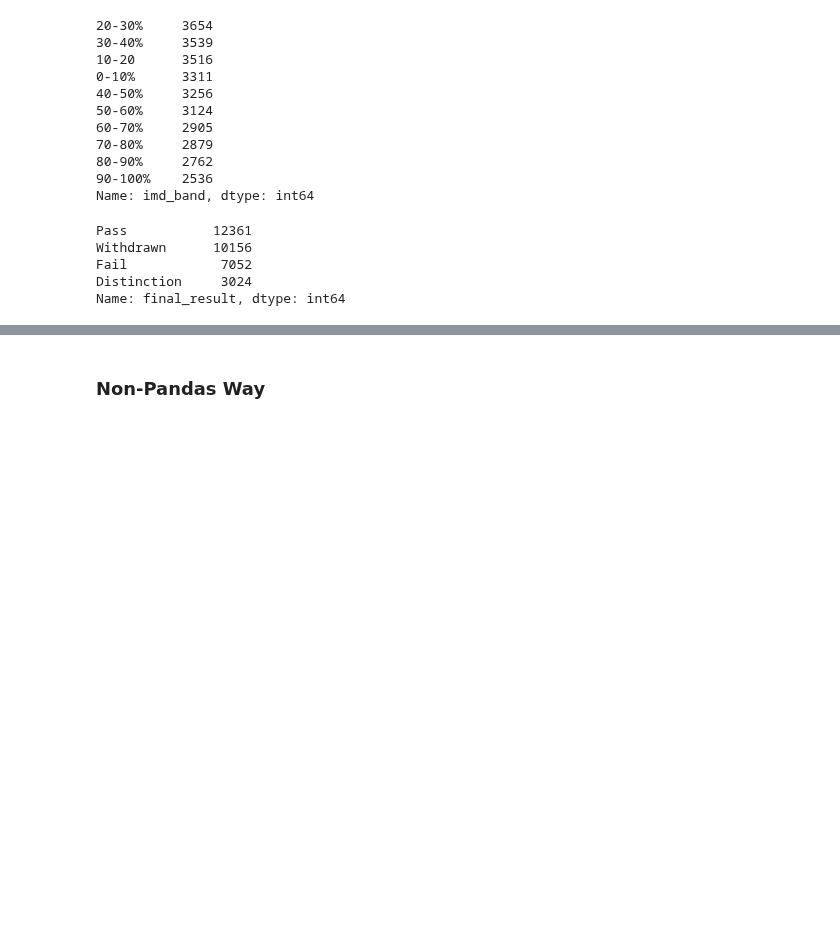
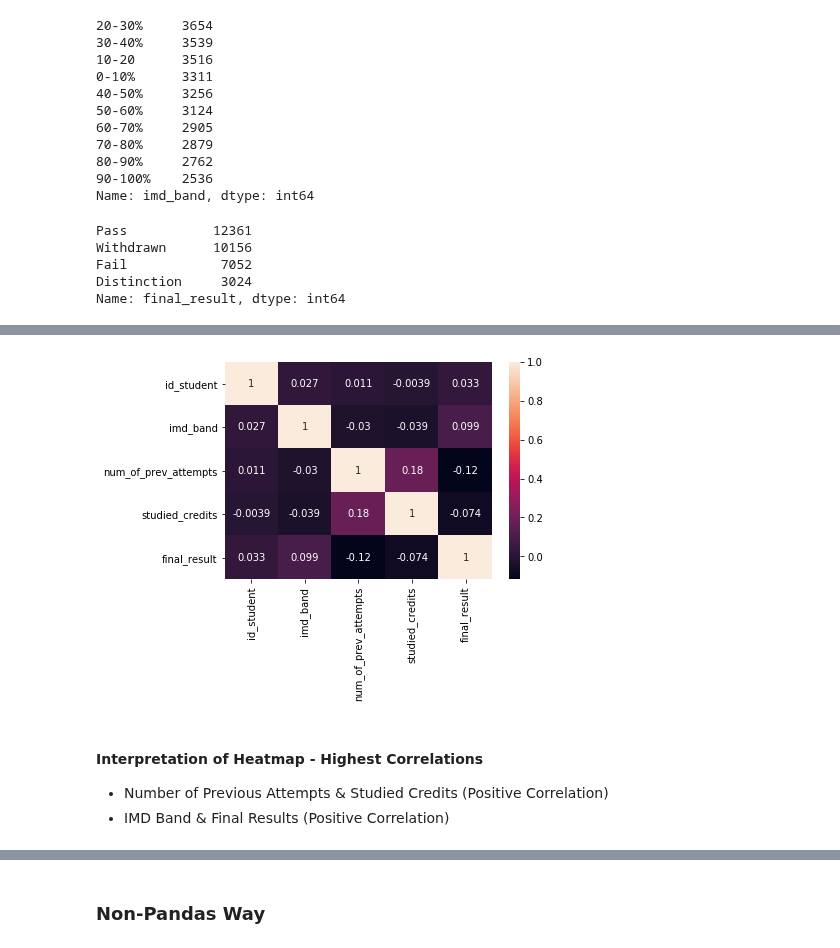
Before and after one commit to MagicMilly/ua-application, a Jupyter notebook: uni_data_analysis.ipynb, the cells around one changed output, grey strips where cells are left out. Cells and saved outputs as stored; diff of their text form; code cells hidden in the pictures; blank space fills up the shorter version.

```diff
--- a/uni_data_analysis.ipynb
+++ b/uni_data_analysis.ipynb
@@ -224,0 +343,3 @@ c.execute("""
+# %%
+student_info_df.final_result.replace({'Fail': 0, 'Withdrawn': 1, 'Pass': 2, 'Distinction': 3}, inplace=True)
+student_info_df.final_result.value_counts()
@@ -224,0 +363,8 @@ c.execute("""
+# %%
+sns.heatmap(student_info_df.corr(), annot=True);
+# %% [output]
+[figure, added]
+# %% [markdown]
+#### Interpretation of Heatmap - Highest Correlations
+* Number of Previous Attempts & Studied Credits (Positive Correlation)
+* IMD Band & Final Results (Positive Correlation)
```
Also changed, not shown: parts of 53 cells of this notebook.
